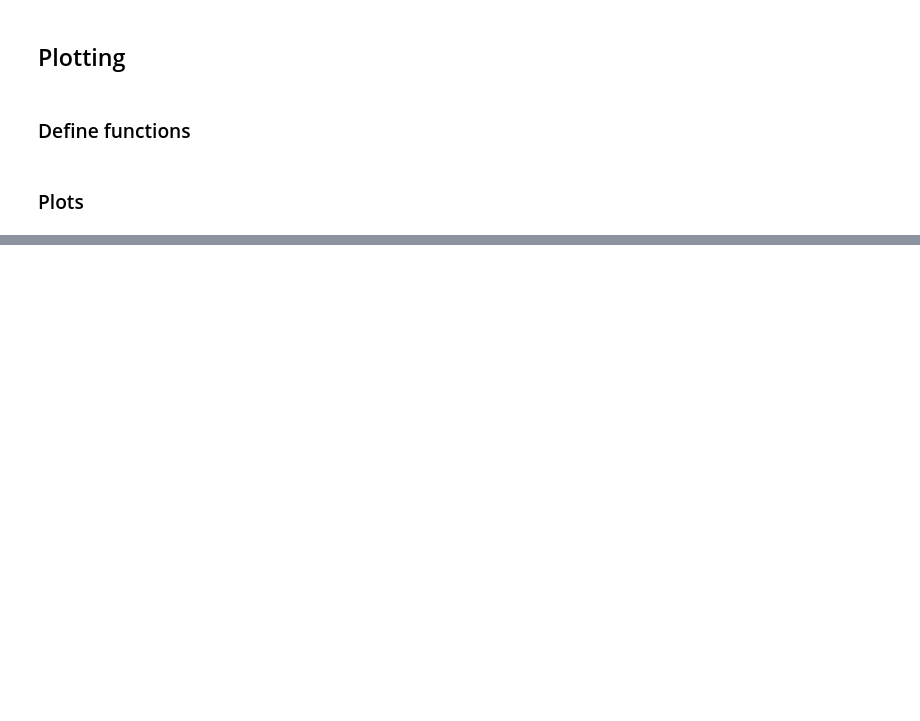
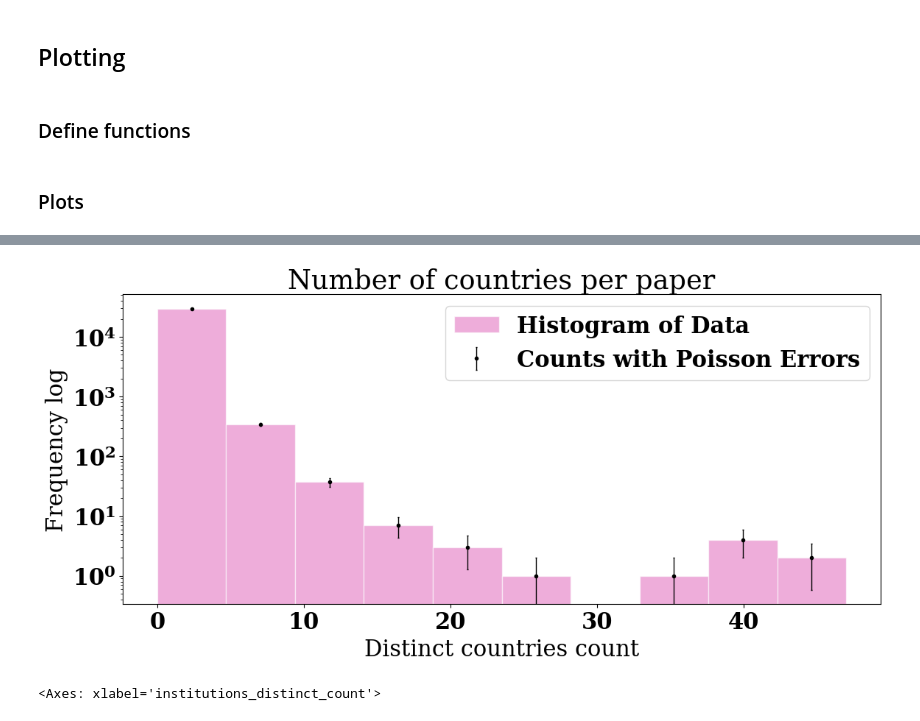
Before and after one commit to SINEBB/Thesis, a Jupyter notebook: Preliminary analysis 1.1.ipynb, the cells around one changed output, grey strips where cells are left out. Drawn from its saved outputs; the diff is of its cells as text; code cells hidden in the pictures; blank space fills up the shorter version.

```diff
--- a/Preliminary analysis 1.1.ipynb
+++ b/Preliminary analysis 1.1.ipynb
@@ -1246,0 +1768,35 @@ author_data[author_data['first_author_id']=='https://openalex.org/A5090405149']
+# %%
+fig, ax = plt.subplots()
+
+
+
+counts, bin_edges, _ = ax.hist(article_data['countries_distinct_count'], log=True, alpha=0.6, edgecolor='white', label='Histogram of Data')
+bin_centers = (bin_edges[1:] + bin_edges[:-1])/2
+binwidth = bin_edges[1] - bin_edges[0]
+
+# Poisson errors on the count in each bin
+s_counts = np.sqrt(counts)
+
+# We remove any bins, which don't have any counts in them:
+x = bin_centers[counts>0]
+y = counts[counts>0]
+sy = s_counts[counts>0]
+
+# Plot data with error
+ax.errorbar(x, y, yerr=sy, fmt='.k',  ecolor='k', elinewidth=1, capsize=1, capthick=1, label='Counts with Poisson Errors')
+
+plt.title('Number of countries per paper')
+plt.xlabel('Distinct countries count')
+plt.ylabel('Frequency log')
+
+ax.legend()
+plt.savefig('Plots/22102023/contrycount.png')
+
+fig
+# %% [output]
+[figure, added]
+# %%
+plt.figure(figsize=(10,4))
+article_data['institutions_distinct_count'].value_counts().plot(kind='bar')
+# %% [output]
+<Axes: xlabel='institutions_distinct_count'>
```
Also changed, not shown: parts of 224 cells of this notebook.
